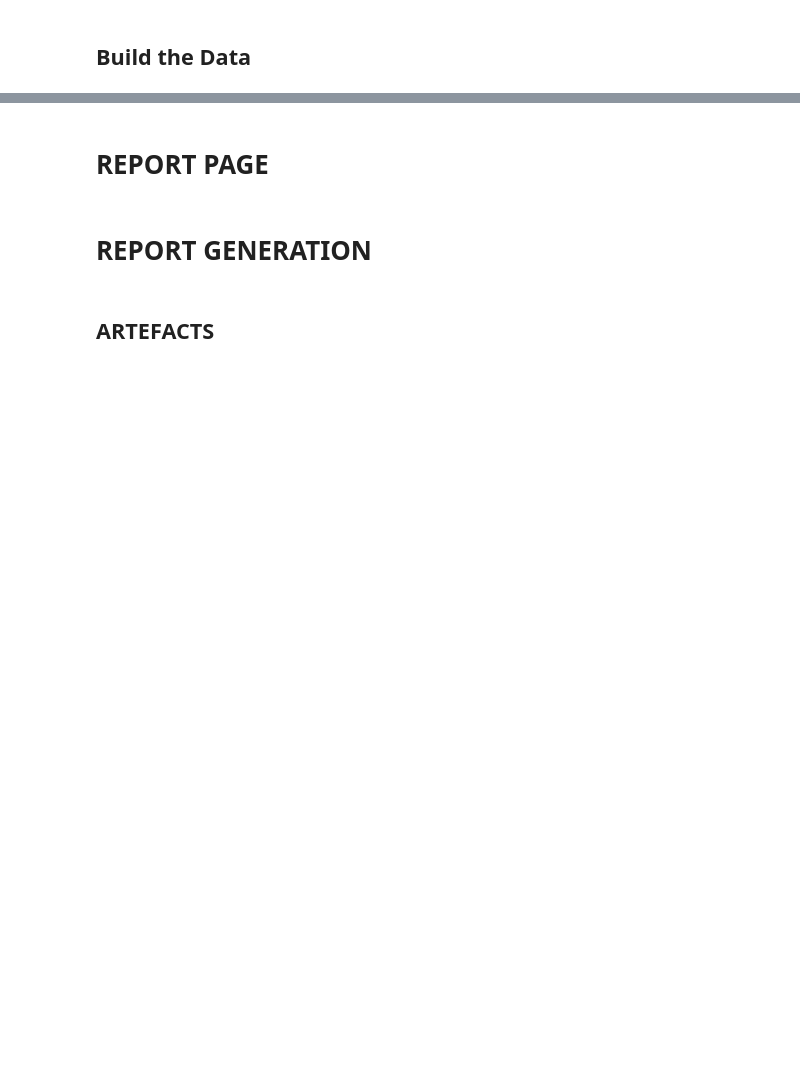
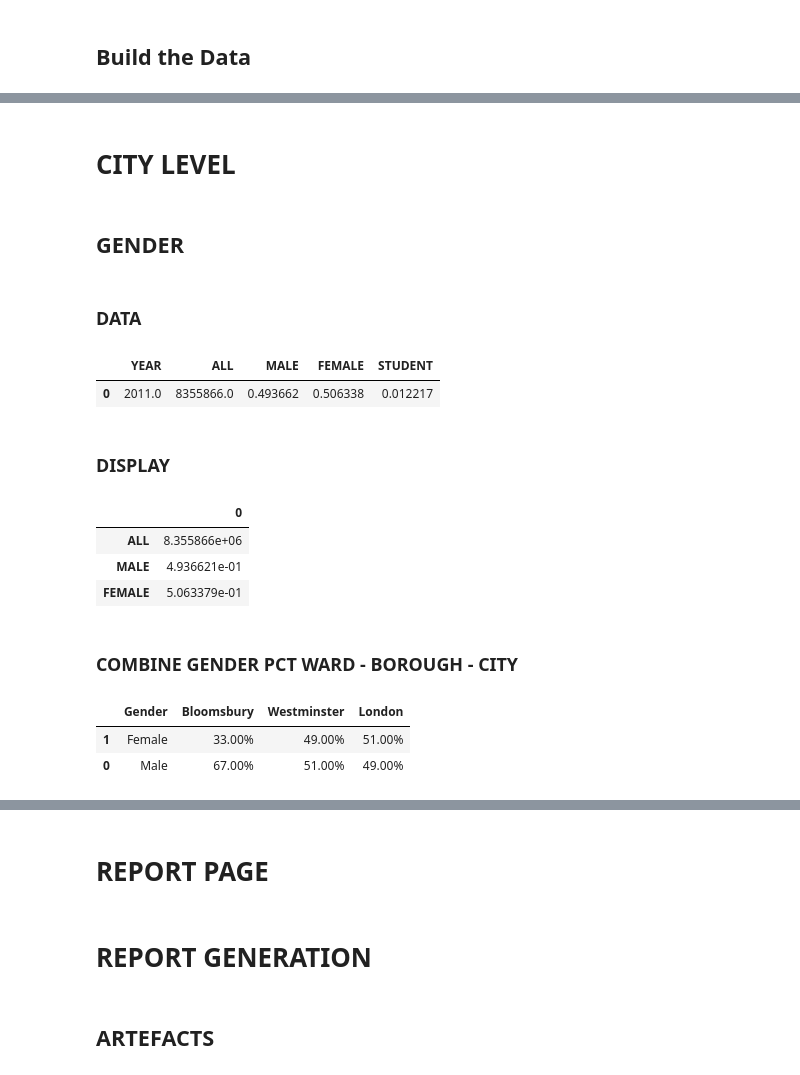
Before and after one commit to neal-bamford/sd-map-streamlit, a Jupyter notebook: SD_Map_02_Population.ipynb, the cells around one changed output, grey strips where cells are left out. Drawn from its saved outputs; the diff is of its cells as text; code cells hidden in the pictures; blank space fills up the shorter version.

```diff
--- a/SD_Map_02_Population.ipynb
+++ b/SD_Map_02_Population.ipynb
@@ -454 +314,73 @@ ethnicity_ward_borough_city_pct_name_merged_df
+# %% [markdown]
+# CITY LEVEL
+# %% [markdown]
+## GENDER
+# %% [markdown]
+### DATA
+# %%
+## CITY LEVEL
+population_by_city_year_df = population_by_borough_ward_year_df.groupby(["YEAR"], as_index=False)\
+                                                                  .agg({"ALL":"sum", "MALE":"sum", "FEMALE":"sum", "STUDENT":"sum", "DENSITY_PPH":"mean" })
+
+## PERCENTAGES MALE - FEMALE - STUDENT
+### make a copy so we can go back
+pct_population_by_city_year_df = population_by_city_year_df[["YEAR", "ALL", "MALE", "FEMALE", "STUDENT"]].copy()
+pct_population_by_city_year_df["MALE"] = population_by_city_year_df["MALE"]/population_by_city_year_df["ALL"].astype(float)
+pct_population_by_city_year_df["FEMALE"] = population_by_city_year_df["FEMALE"]/population_by_city_year_df["ALL"].astype(float)
+pct_population_by_city_year_df["STUDENT"] = population_by_city_year_df["STUDENT"]/population_by_city_year_df["ALL"].astype(float)
+
+pct_population_by_city_year_df
+# %% [output]
+|  | YEAR | ALL | MALE | FEMALE | STUDENT |
+| 0 | 2011.0 | 8355866.0 | 0.493662 | 0.506338 | 0.012217 |
+# %% [markdown]
+### DISPLAY
+# %%
+gender_population_by_city_year_filtered = pct_population_by_city_year_df.copy()
+gender_population_by_city_year_filtered = gender_population_by_city_year_filtered.drop(["YEAR","STUDENT"], axis=1)
+gender_population_by_city_year_filtered.T
+# %% [output]
+|  | 0 |
+| ALL | 8.355866e+06 |
+| MALE | 4.936621e-01 |
+| FEMALE | 5.063379e-01 |
+# %% [markdown]
+### COMBINE GENDER PCT WARD - BOROUGH - CITY
+# %%
+def pct_fmt(val):
+    val_fmt = "{:,.2f}%".format(round(val*100),2)
+    return val_fmt
+
+def gender_fmt(val):
+
+    val_fmt = val.capitalize()
+    return val_fmt
+
+## WARD
+gender_pct_ward_table = gender_population_by_borough_ward_year_filtered.T[3:]
+gender_pct_ward_table.columns = [ward_name]
+gender_pct_ward_table[ward_name] = gender_pct_ward_table[ward_name].apply(lambda val: pct_fmt(val))
+
+
+## Borough
+gender_pct_borough_table = gender_population_by_borough_year_filtered.T[2:]
+gender_pct_borough_table.columns = [borough]
+gender_pct_borough_table[borough] = gender_pct_borough_table[borough].apply(lambda val: pct_fmt(val))
+
+## City
+gender_pct_city_table = gender_population_by_city_year_filtered.T[1:]
+gender_pct_city_table.columns = [city]
+gender_pct_city_table[city] = gender_pct_city_table[city].apply(lambda val: pct_fmt(val))
+
+gender_pct_city_table = pd.concat([gender_pct_ward_table, gender_pct_borough_table, gender_pct_city_table], axis=1)
+gender_pct_city_table["Gender"] = gender_pct_city_table.index
+gender_pct_city_table = gender_pct_city_table.reset_index(drop=True)
+
+gender_pct_city_table = gender_pct_city_table[["Gender", ward_name, borough, city]].sort_values(["Gender"])
+gender_pct_city_table["Gender"] = gender_pct_city_table["Gender"].apply(lambda val:gender_fmt(val))
+gender_pct_city_table
+# %% [output]
+|  | Gender | Bloomsbury | Westminster | London |
+| 1 | Female | 33.00% | 49.00% | 51.00% |
+| 0 | Male | 67.00% | 51.00% | 49.00% |
 # %%
```
Also changed, not shown: parts of 52 cells of this notebook, 7 other files.
